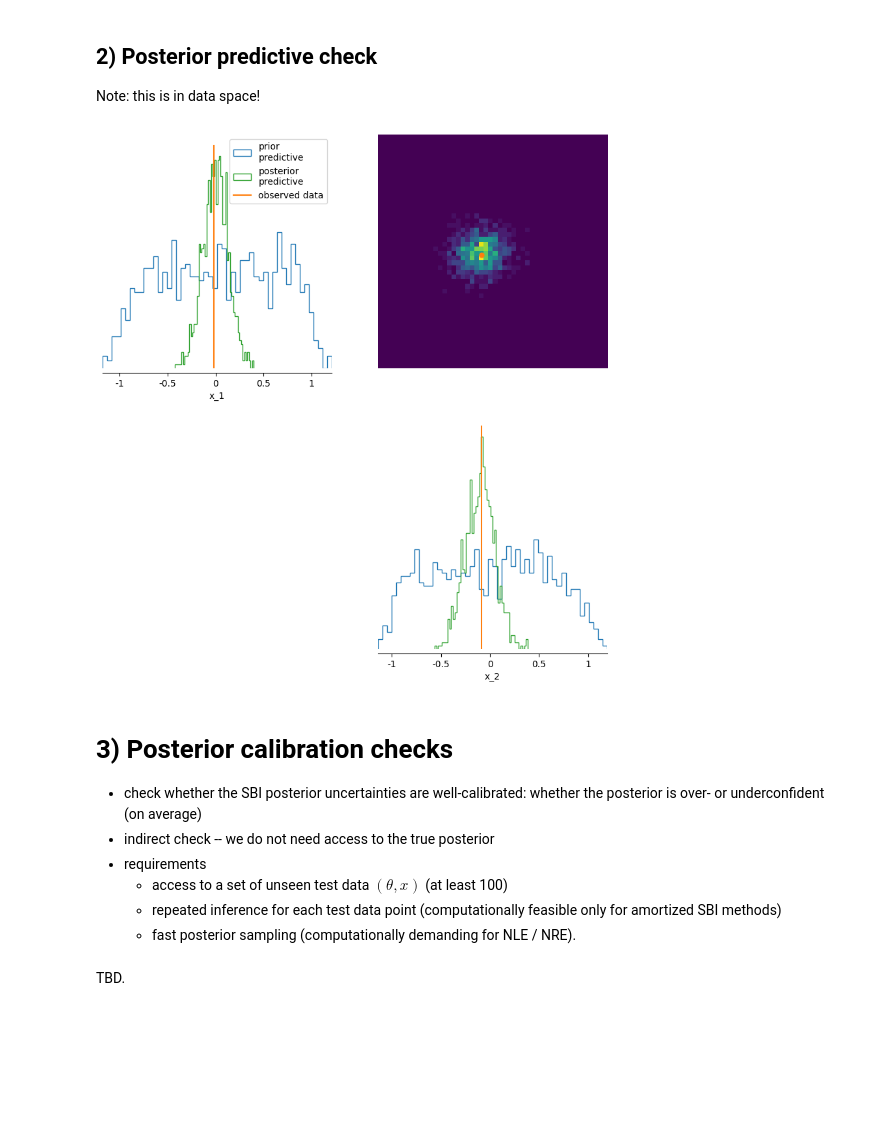
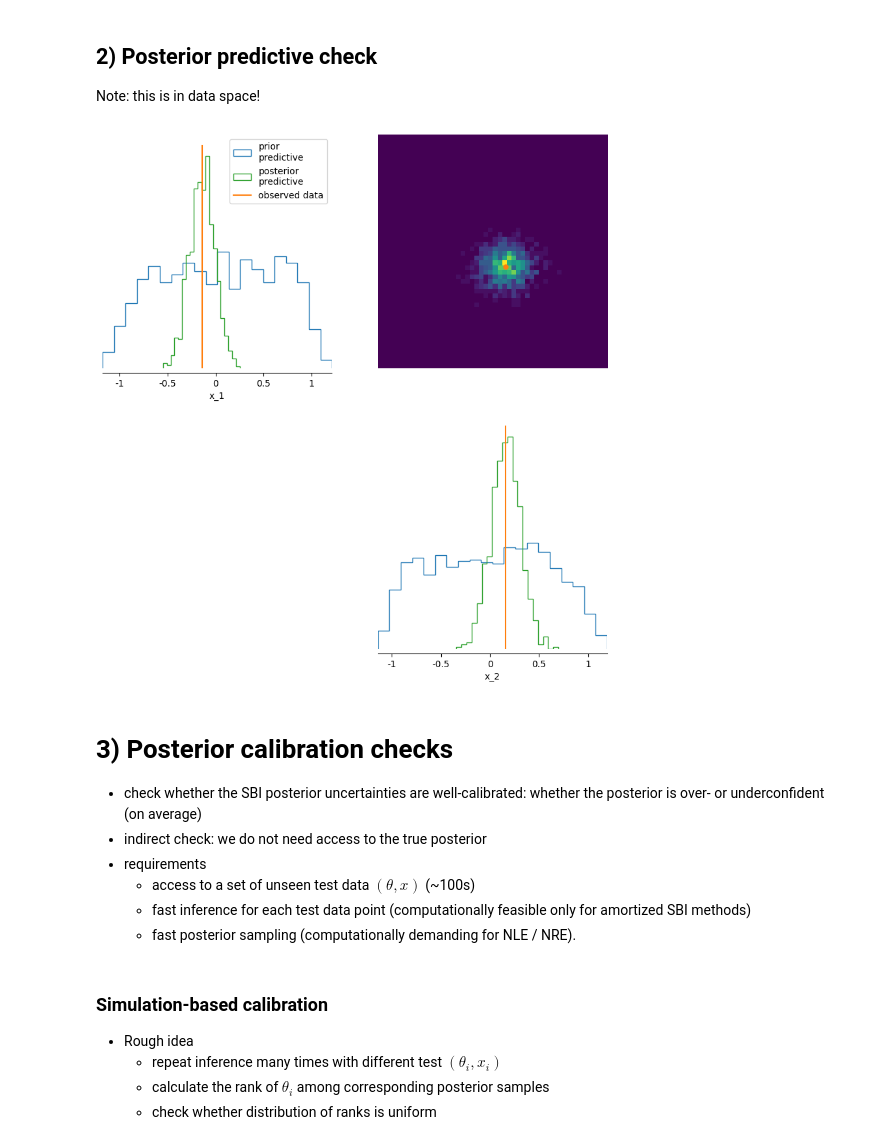
Before and after one commit to aai-institute/tfl-training-sbi, a Jupyter notebook: notebooks/nb_04_evaluation_of_sbi.ipynb, the cells around one changed output. Saved outputs shown, nothing was run; the diff lists cells and outputs as text; code cells hidden in the pictures; blank space fills up the shorter version.

```diff
--- a/notebooks/nb_04_evaluation_of_sbi.ipynb
+++ b/notebooks/nb_04_evaluation_of_sbi.ipynb
@@ -156,18 +157,24 @@ Note: this is in data space!
 # %%
 posterior_predictive_samples = simulator(posterior_samples)
 pairplot([x, posterior_predictive_samples], points=x_o, labels=["x_1", "x_2"], legend=True,
-         samples_labels=["prior\npredictive", "posterior\npredictive"], points_labels=["observed data"]
+         samples_labels=["prior\npredictive", "posterior\npredictive"], points_labels=["observed data"],
+         hist_diag=dict(bins=20),
         );
 # %% [output]
-[figure, old version]
+[figure, new version]
 # %% [markdown]
 # 3) Posterior calibration checks
 
 - check whether the SBI posterior uncertainties are well-calibrated: whether the posterior is over- or underconfident (on average)
-- indirect check -- we do not need access to the true posterior
+- indirect check: we do not need access to the true posterior
 - requirements
-    - access to a set of unseen test data $(\theta, x)$ (at least 100)
-    - repeated inference for each test data point (computationally feasible only for amortized SBI methods)
+    - access to a set of unseen test data $(\theta, x)$ (~100s)
+    - fast inference for each test data point (computationally feasible only for amortized SBI methods)
     - fast posterior sampling (computationally demanding for NLE / NRE).
-# %% [markdown]
-TBD.
+# %% [markdown]
+### Simulation-based calibration
+
+- Rough idea
+  - repeat inference many times with different test $(\theta_i, x_i)$
+  - calculate the rank of $\theta_i$ among corresponding posterior samples
+  - check whether distribution of ranks is uniform
```
Also changed, not shown: parts of 6 cells of this notebook.
